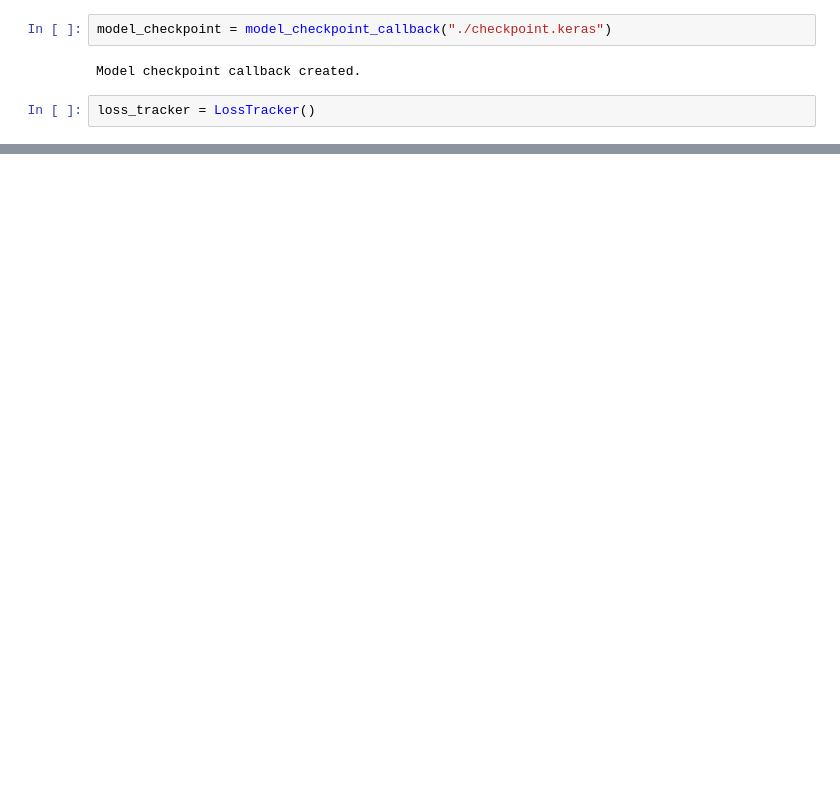
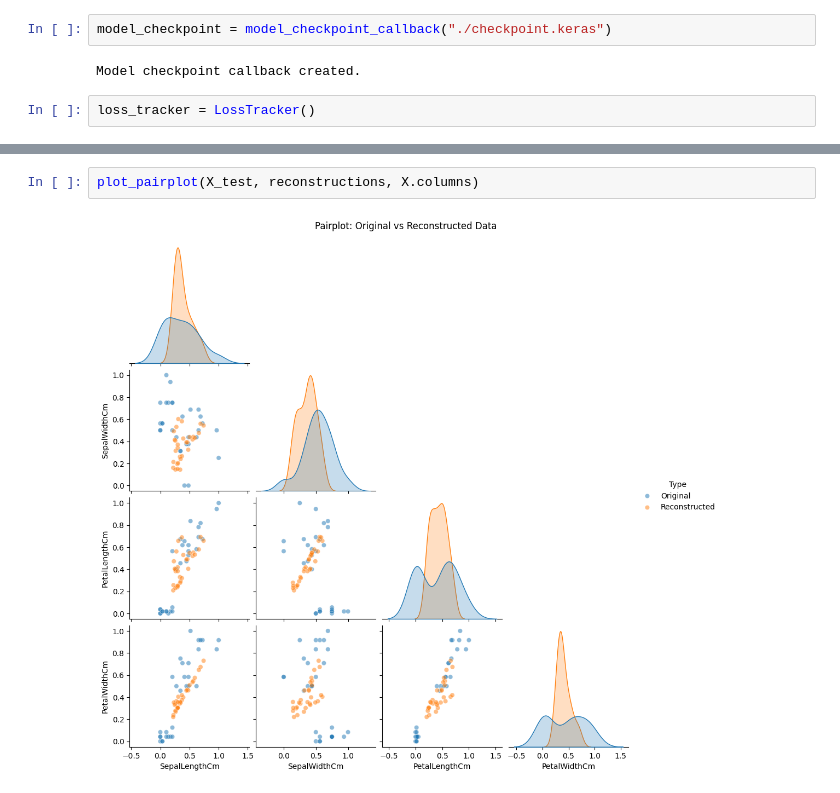
Before and after one commit to faduzin/representation-learning-vae, a Jupyter notebook: notebooks/02_vae_analysis.ipynb, the cells around one changed output, grey strips where cells are left out. Cells and saved outputs as stored; diff of their text form; blank space fills up the shorter version.

```diff
--- a/notebooks/02_vae_analysis.ipynb
+++ b/notebooks/02_vae_analysis.ipynb
@@ -125,0 +135,4 @@ Max value of data: 2.4382096121010415
+# %%
+plot_pairplot(X_test, reconstructions, X.columns)
+# %% [output]
+[figure, added]
```
Also changed, not shown: parts of 8 cells of this notebook.
